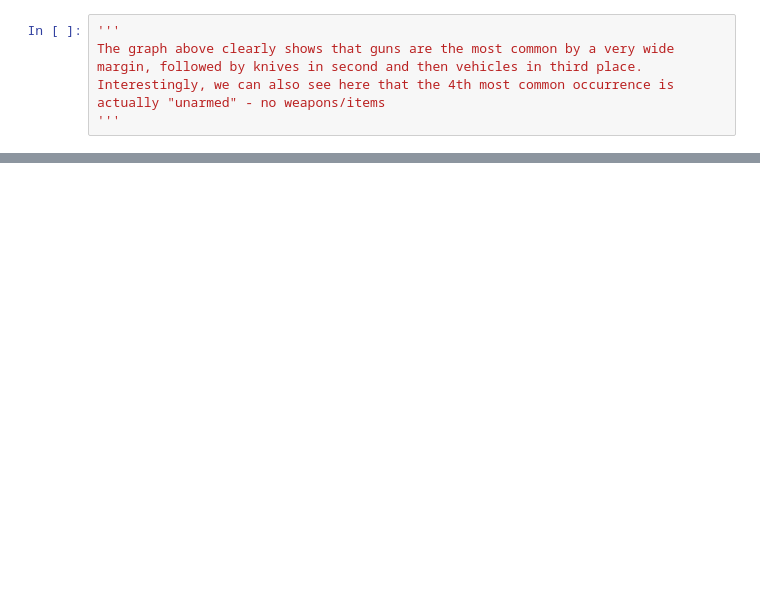
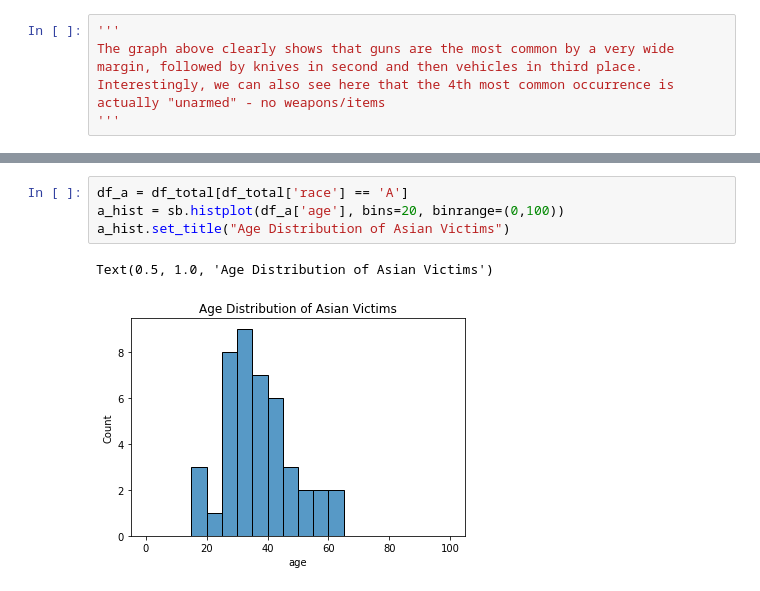
Before and after one commit to SaadSatter/Fatal_force_datascience, a Jupyter notebook: eshan_ver.ipynb, the cells around one changed output, grey strips where cells are left out. Saved outputs shown, nothing was run; the diff lists cells and outputs as text; blank space fills up the shorter version.

```diff
--- a/eshan_ver.ipynb
+++ b/eshan_ver.ipynb
@@ -1358,0 +1390,7 @@ Interestingly, we can also see here that the 4th most common occurrence is actua
+# %%
+df_a = df_total[df_total['race'] == 'A']
+a_hist = sb.histplot(df_a['age'], bins=20, binrange=(0,100))
+a_hist.set_title("Age Distribution of Asian Victims")
+# %% [output]
+Text(0.5, 1.0, 'Age Distribution of Asian Victims')
+[figure, added]
```
Also changed, not shown: parts of 13 cells of this notebook.
